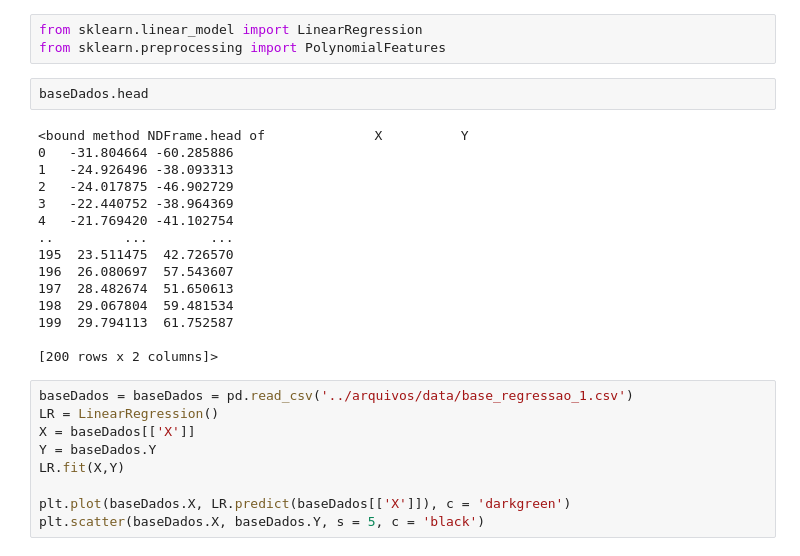
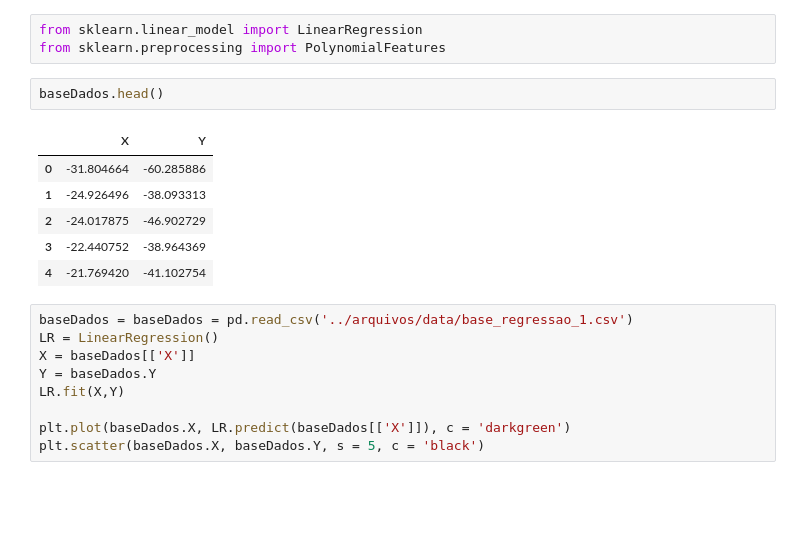
Before and after one commit to ghedin-alison/fiap_machine_learning, a Jupyter notebook: aula4/RegLinear_Hands_On.ipynb, the cells around one changed output. Saved outputs shown, nothing was run; the diff lists cells and outputs as text; blank space fills up the shorter version.

```diff
--- a/aula4/RegLinear_Hands_On.ipynb
+++ b/aula4/RegLinear_Hands_On.ipynb
@@ -87,22 +87,14 @@ Agora, vamos rodar os códigos abaixo que usam uma implementação do algoritmo
 from sklearn.linear_model import LinearRegression
 from sklearn.preprocessing import PolynomialFeatures
 # %%
-baseDados.head
+baseDados.head()
 # %% [output]
-<bound method NDFrame.head of              X          Y
-0   -31.804664 -60.285886
-1   -24.926496 -38.093313
-2   -24.017875 -46.902729
-3   -22.440752 -38.964369
-4   -21.769420 -41.102754
-..         ...        ...
-195  23.511475  42.726570
-196  26.080697  57.543607
-197  28.482674  51.650613
-198  29.067804  59.481534
-199  29.794113  61.752587
-
-[200 rows x 2 columns]>
+|  | X | Y |
+| 0 | -31.804664 | -60.285886 |
+| 1 | -24.926496 | -38.093313 |
+| 2 | -24.017875 | -46.902729 |
+| 3 | -22.440752 | -38.964369 |
+| 4 | -21.769420 | -41.102754 |
 # %%
 baseDados = baseDados = pd.read_csv('../arquivos/data/base_regressao_1.csv')
 LR = LinearRegression()
```
Also changed, not shown: parts of 11 cells of this notebook.
